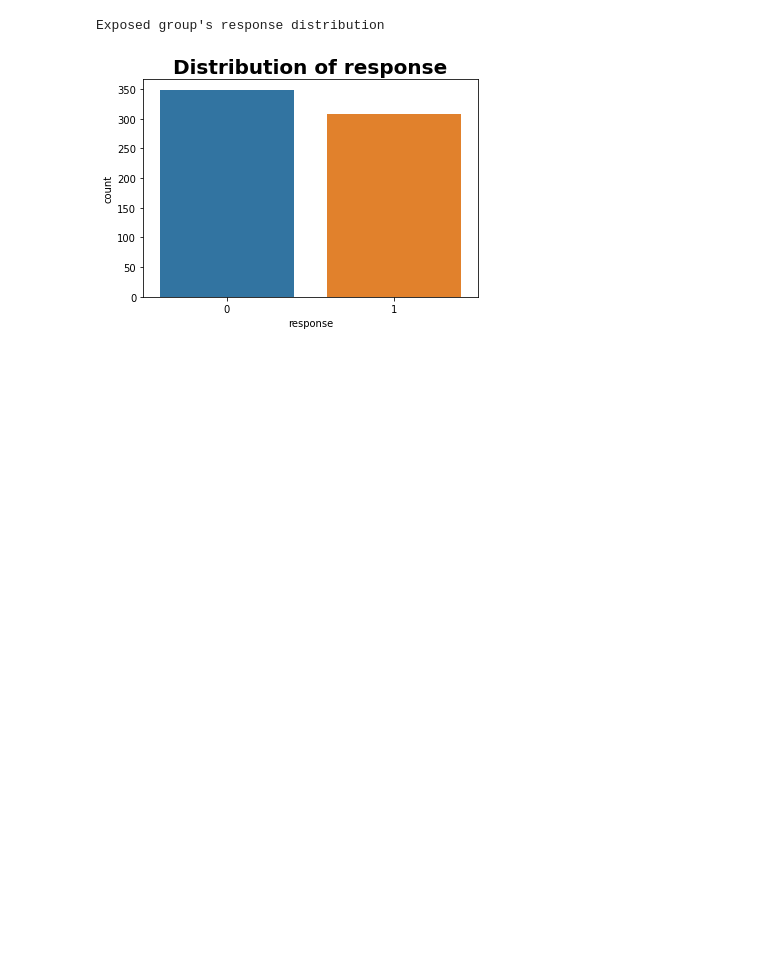
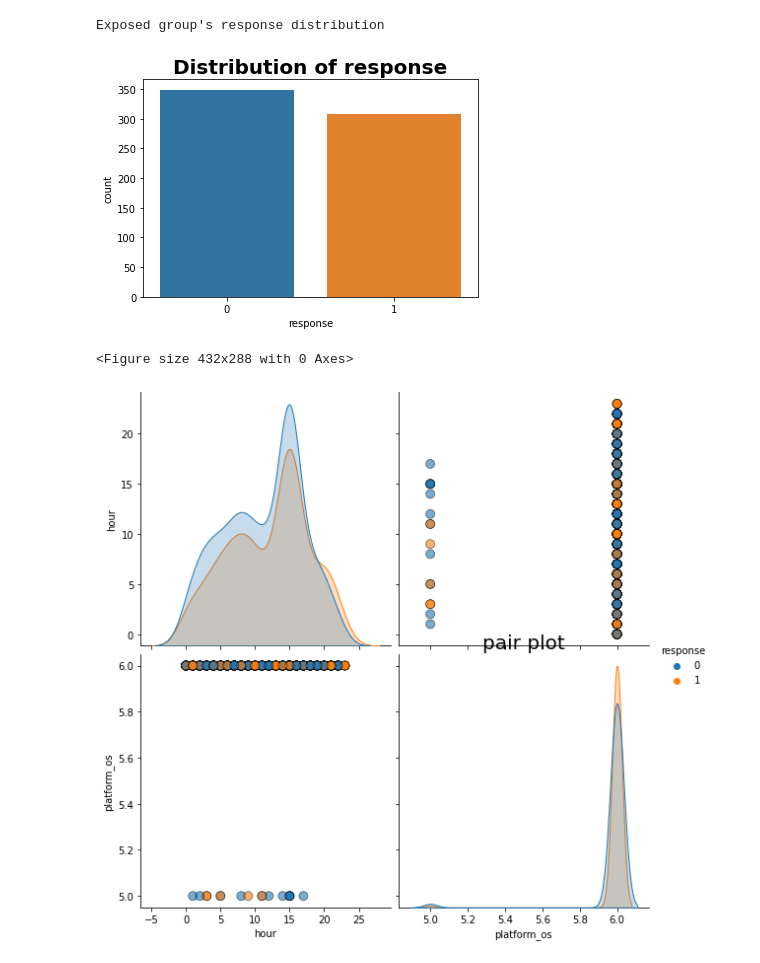
Before and after one commit to Hen0k/smartAd-abtesting, a Jupyter notebook: notebooks/data_exploration.ipynb, the cells around one changed output. Saved outputs shown, nothing was run; the diff lists cells and outputs as text; code cells hidden in the pictures; blank space fills up the shorter version.

```diff
--- a/notebooks/data_exploration.ipynb
+++ b/notebooks/data_exploration.ipynb
@@ -117,3 +117,8 @@ Controll group's response distribution
 [figure]
 Exposed group's response distribution
 [figure]
+# %%
+plotters.plot_pair(df, "pair plot", "response")
+# %% [output]
+<Figure size 432x288 with 0 Axes>
+[figure, added]
```
Also changed, not shown: parts of 2 cells of this notebook, 1 other file.
